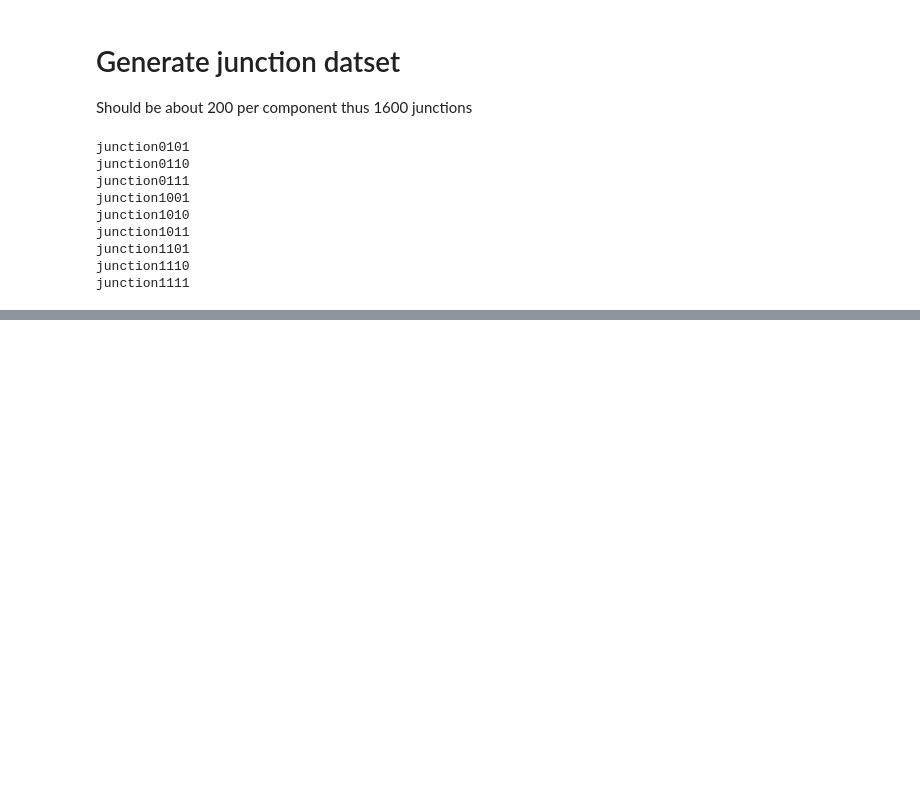
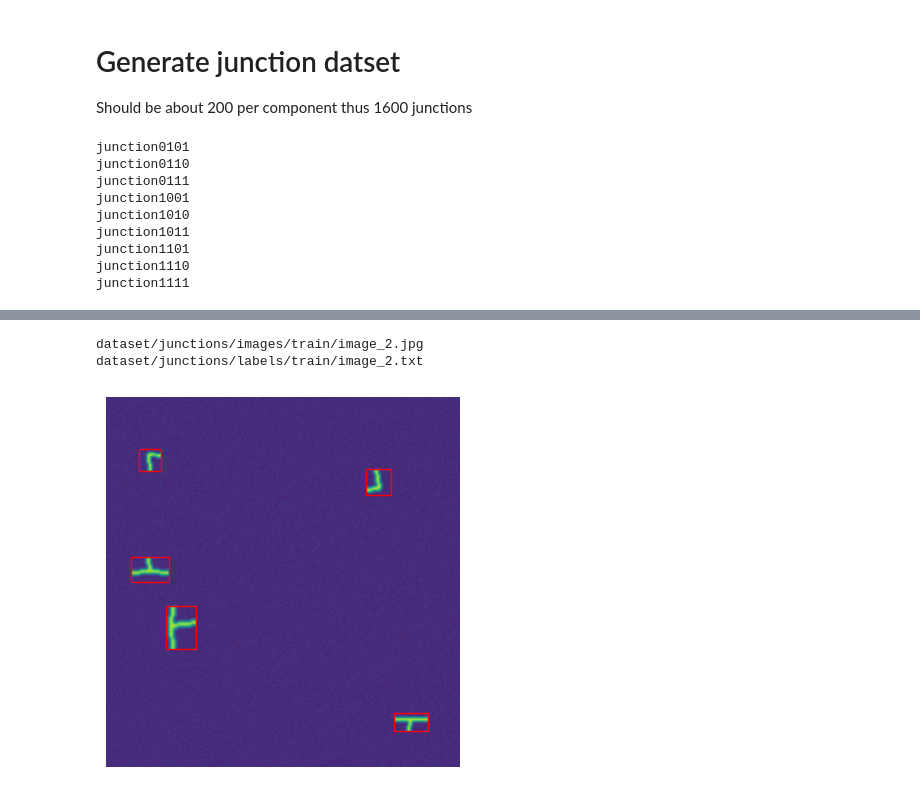
Before and after one commit to Timdnb/electronic-component-classification, a Jupyter notebook: junction_syntetic_generator.ipynb, the cells around one changed output, grey strips where cells are left out. Drawn from its saved outputs; the diff is of its cells as text; code cells hidden in the pictures; blank space fills up the shorter version.

```diff
--- a/junction_syntetic_generator.ipynb
+++ b/junction_syntetic_generator.ipynb
@@ -385,0 +413,18 @@ val_ratio = 0.15            # Validation set ratio (0-1)
+# %%
+# Randomly select an image
+image_files = os.listdir(images_folder+"/train")
+random.shuffle(image_files)
+image_file = image_files[0]
+
+# Get the image and label paths
+output_image_path = os.path.join(images_folder+"/train", image_file)
+output_label_path = os.path.join(labels_folder+"/train", image_file.replace('.jpg', '.txt'))
+
+print(output_image_path)
+print(output_label_path)
+# Visualize the output image
+visualize_image(output_image_path, output_label_path)
+# %% [output]
+dataset/junctions/images/train/image_2.jpg
+dataset/junctions/labels/train/image_2.txt
+[figure, added]
```
Also changed, not shown: parts of 7 cells of this notebook.
